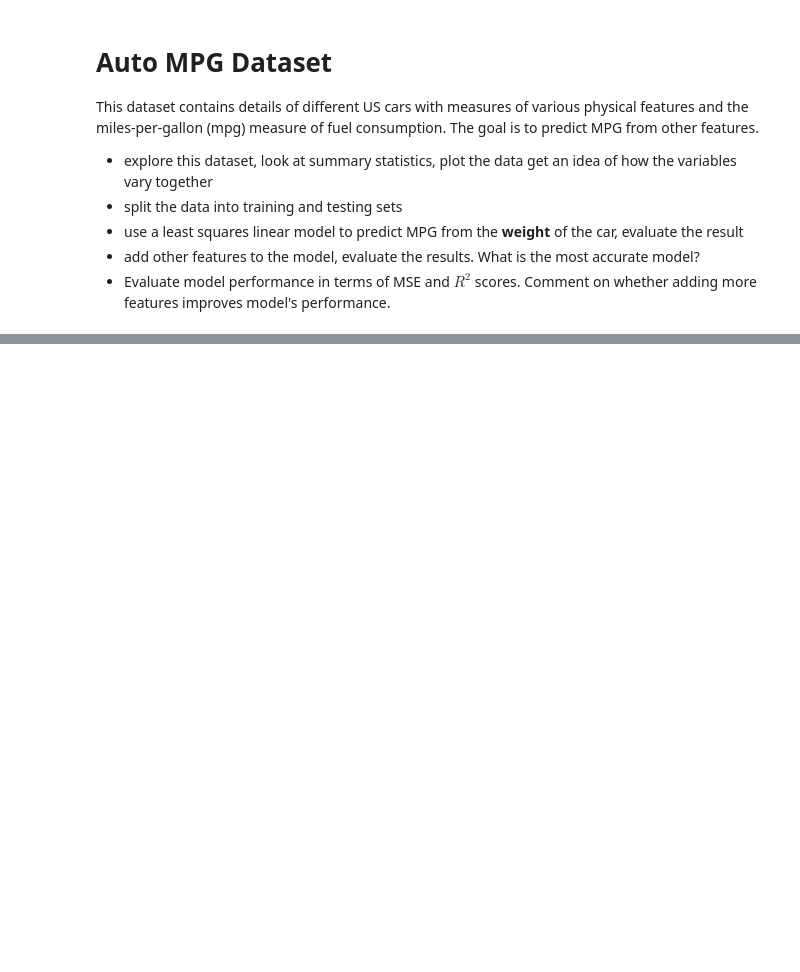
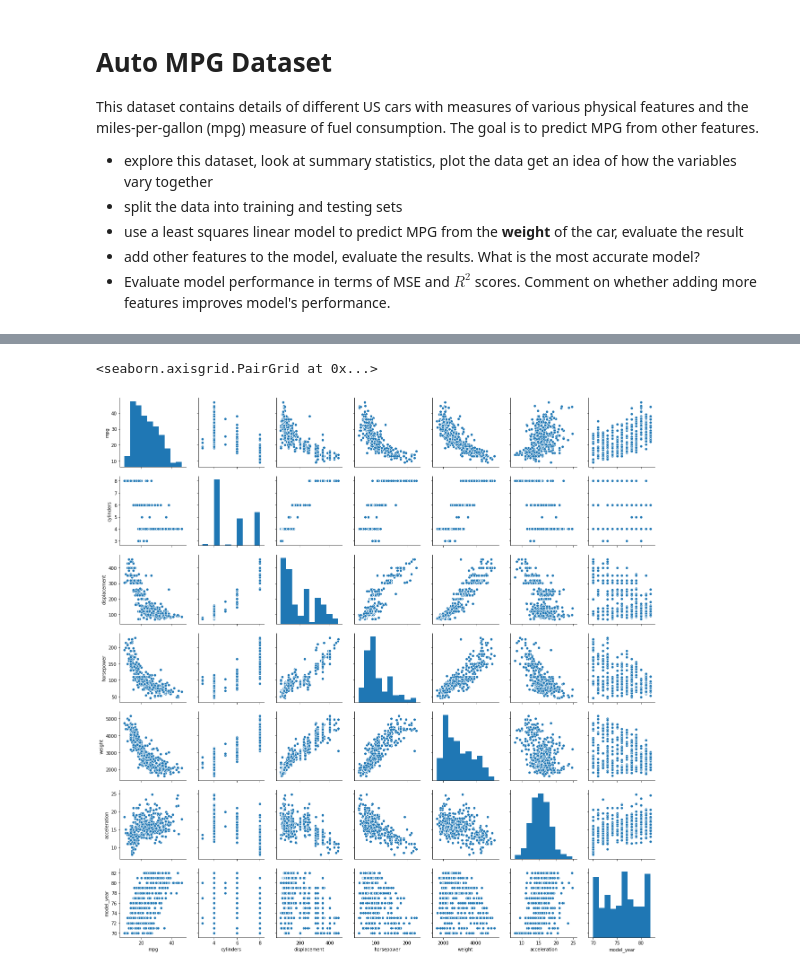
Before and after one commit to bhagyashreedhebe/MQ_DataScience, a Jupyter notebook: COMP6200 Week 5.ipynb, the cells around one changed output, grey strips where cells are left out. Drawn from its saved outputs; the diff is of its cells as text; code cells hidden in the pictures; blank space fills up the shorter version.

```diff
--- a/COMP6200 Week 5.ipynb
+++ b/COMP6200 Week 5.ipynb
@@ -145,0 +213,5 @@ mpg.head()
+# %%
+sns.pairplot(mpg)
+# %% [output]
+<seaborn.axisgrid.PairGrid at 0x...>
+[figure, added]
```
Also changed, not shown: parts of 16 cells of this notebook.
